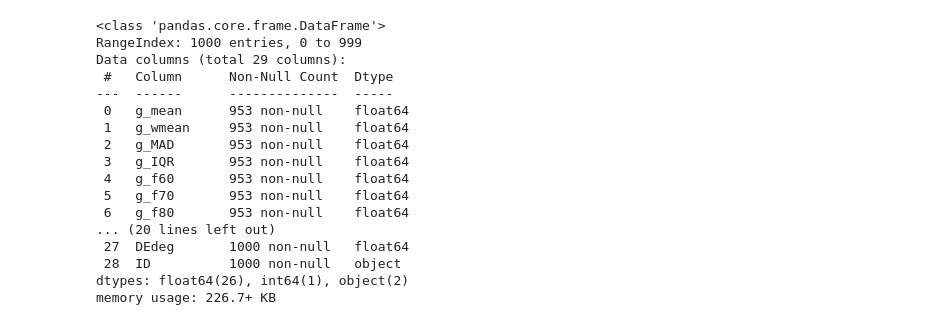
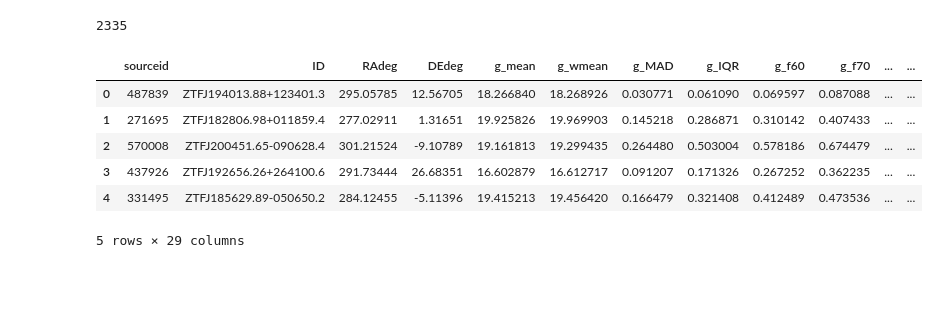
Before and after one commit to truptimr/UCSD-MLE-ZTF, a Jupyter notebook: Generate_lc_feature_dataframe.ipynb, the cells around one changed output. Drawn from its saved outputs; the diff is of its cells as text; code cells hidden in the pictures; blank space fills up the shorter version.

```diff
--- a/Generate_lc_feature_dataframe.ipynb
+++ b/Generate_lc_feature_dataframe.ipynb
@@ -233 +225,5 @@ features.set_index('sourceid')
+# %%
+len(label[0:2335])
+# %% [output]
+2335
 # %%
@@ -238,21 +234,11 @@ header = pd.read_csv('features2.csv', header=None, nrows=1)
 df.columns = header.iloc[0]
 # %%
-df.info()
+df.head()
 # %% [output]
+|  | sourceid | ID | RAdeg | DEdeg | g_mean | g_wmean | g_MAD | g_IQR | g_f60 | g_f70 | ... | ... |
+| 0 | 487839 | ZTFJ194013.88+123401.3 | 295.05785 | 12.56705 | 18.266840 | 18.268926 | 0.030771 | 0.061090 | 0.069597 | 0.087088 | ... | ... |
+| 1 | 271695 | ZTFJ182806.98+011859.4 | 277.02911 | 1.31651 | 19.925826 | 19.969903 | 0.145218 | 0.286871 | 0.310142 | 0.407433 | ... | ... |
+| 2 | 570008 | ZTFJ200451.65-090628.4 | 301.21524 | -9.10789 | 19.161813 | 19.299435 | 0.264480 | 0.503004 | 0.578186 | 0.674479 | ... | ... |
+| 3 | 437926 | ZTFJ192656.26+264100.6 | 291.73444 | 26.68351 | 16.602879 | 16.612717 | 0.091207 | 0.171326 | 0.267252 | 0.362235 | ... | ... |
+| 4 | 331495 | ZTFJ185629.89-050650.2 | 284.12455 | -5.11396 | 19.415213 | 19.456420 | 0.166479 | 0.321408 | 0.412489 | 0.473536 | ... | ... |
-<class 'pandas.core.frame.DataFrame'>
-RangeIndex: 1000 entries, 0 to 999
-Data columns (total 29 columns):
- #   Column      Non-Null Count  Dtype
----  ------      --------------  -----
- 0   g_mean      953 non-null    float64
- 1   g_wmean     953 non-null    float64
- 2   g_MAD       953 non-null    float64
- 3   g_IQR       953 non-null    float64
- 4   g_f60       953 non-null    float64
- 5   g_f70       953 non-null    float64
- 6   g_f80       953 non-null    float64
-... (20 lines left out)
- 27  DEdeg       1000 non-null   float64
- 28  ID          1000 non-null   object
-dtypes: float64(26), int64(1), object(2)
-memory usage: 226.7+ KB
+5 rows × 29 columns
```
Also changed, not shown: parts of 10 cells of this notebook, 1 other file.
